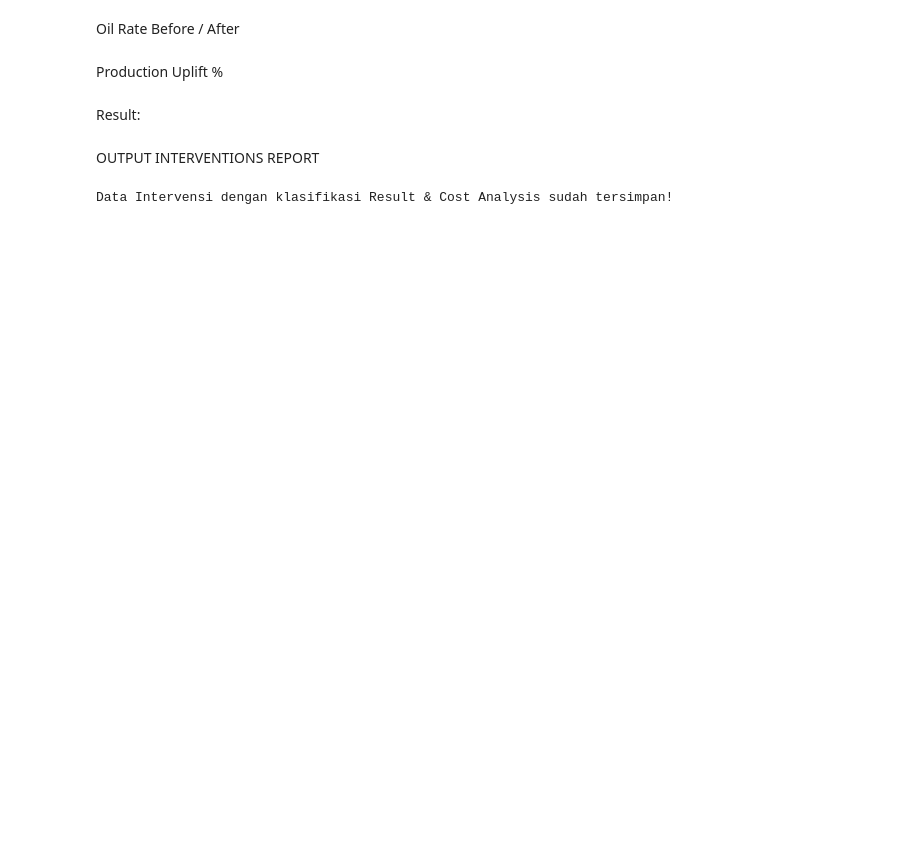
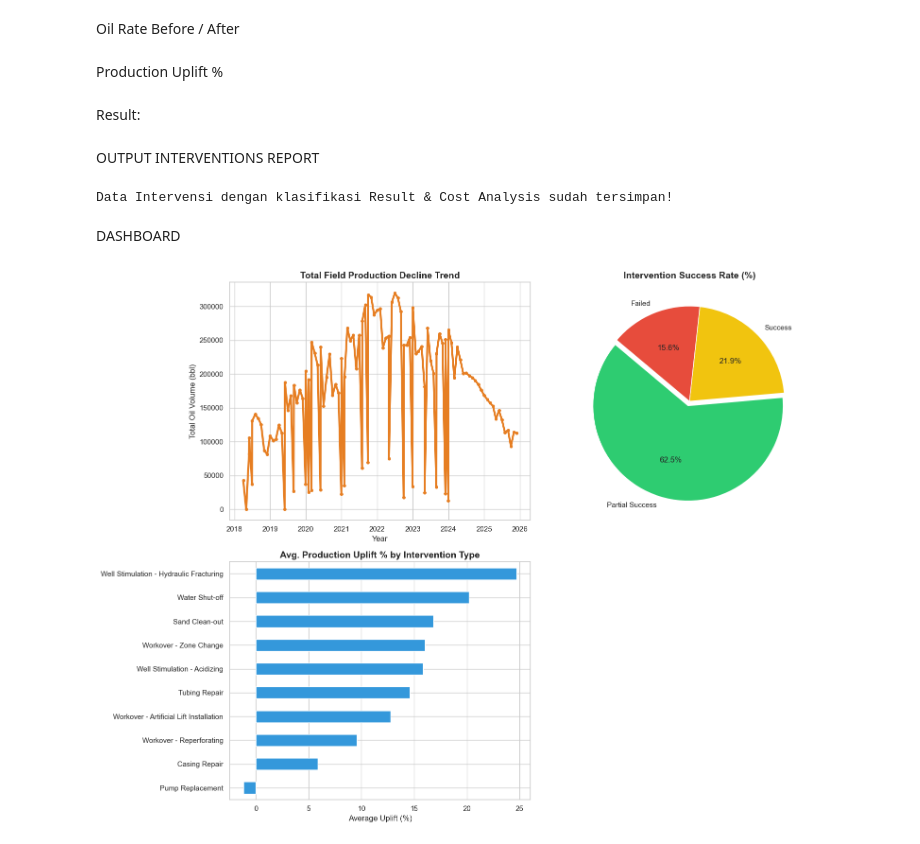
Before and after one commit to OrizaSativaFiojati/muara-dua-energy-data, a Jupyter notebook: main.ipynb, the cells around one changed output. Cells and saved outputs as stored; diff of their text form; code cells hidden in the pictures; blank space fills up the shorter version.

Commit message:
[update] chart

```diff
--- a/main.ipynb
+++ b/main.ipynb
@@ -604,3 +604,50 @@ df_interv.to_csv('data/processed/fact_interventions.csv', index=False)
 print("Data Intervensi dengan klasifikasi Result & Cost Analysis sudah tersimpan!")
 # %% [output]
 Data Intervensi dengan klasifikasi Result & Cost Analysis sudah tersimpan!
+# %% [markdown]
+DASHBOARD
+# %%
+fact_prod = pd.read_csv('data/processed/fact_production.csv')
+fact_interv = pd.read_csv('data/processed/fact_interventions.csv')
+dim_wells = pd.read_csv('data/processed/dim_wells.csv')
+
+fact_prod['production_date'] = pd.to_datetime(fact_prod['production_date'])
+fact_interv['Date'] = pd.to_datetime(fact_interv['Date'])
+
+prod_enriched = fact_prod.merge(dim_wells[['well_id', 'field']], on='well_id', how='left')
+
+# ==========================================================
+# DASHBOARD VISUALIZATION
+# ==========================================================
+
+sns.set_theme(style="whitegrid")
+plt.figure(figsize=(16, 12))
+
+# --- Plot 1: Production Decline (Tren Produksi Keseluruhan) ---
+plt.subplot(2, 2, 1)
+decline_trend = prod_enriched.groupby('production_date')['oil_volume_bbl'].sum().sort_index()
+plt.plot(decline_trend.index, decline_trend.values, color='#e67e22', linewidth=3, marker='o', markersize=4)
+plt.title('Total Field Production Decline Trend', fontsize=14, fontweight='bold')
+plt.xlabel('Year')
+plt.ylabel('Total Oil Volume (bbl)')
+
+# --- Plot 2: Intervention Success Rate (Pie Chart) ---
+plt.subplot(2, 2, 2)
+result_counts = fact_interv['final_result'].value_counts()
+colors = ['#2ecc71', '#f1c40f', '#e74c3c'] # Success (Hijau), Partial (Kuning), Failed (Merah)
+plt.pie(result_counts, labels=result_counts.index, autopct='%1.1f%%',
+        startangle=140, colors=colors, explode=[0.05, 0, 0])
+plt.title('Intervention Success Rate (%)', fontsize=14, fontweight='bold')
+
+# --- Plot 3: Average Uplift by Type (Bar Chart) ---
+plt.subplot(2, 2, 3)
+avg_uplift = fact_interv.groupby('Intervention Type')['uplift_pct'].mean().sort_values(ascending=True)
+avg_uplift.plot(kind='barh', color='#3498db')
+plt.title('Avg. Production Uplift % by Intervention Type', fontsize=14, fontweight='bold')
+plt.xlabel('Average Uplift (%)')
+plt.ylabel('')
+
+plt.tight_layout()
+plt.show()
+# %% [output]
+[figure, added]
```
Also changed, not shown: parts of 8 cells of this notebook.
